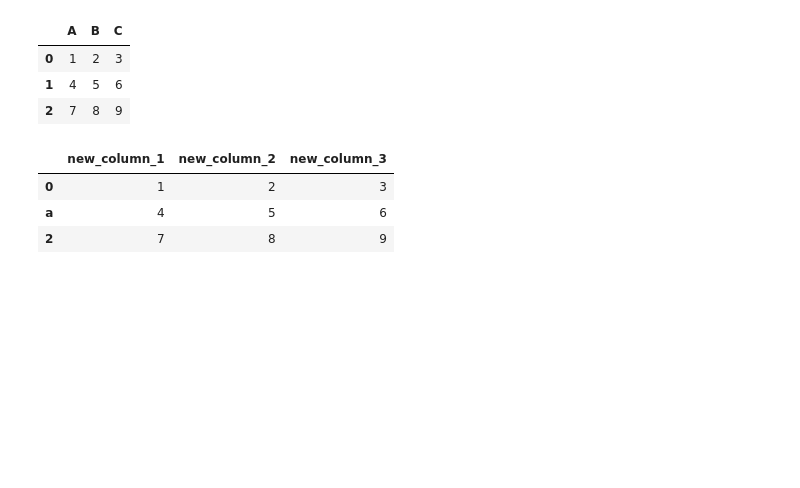
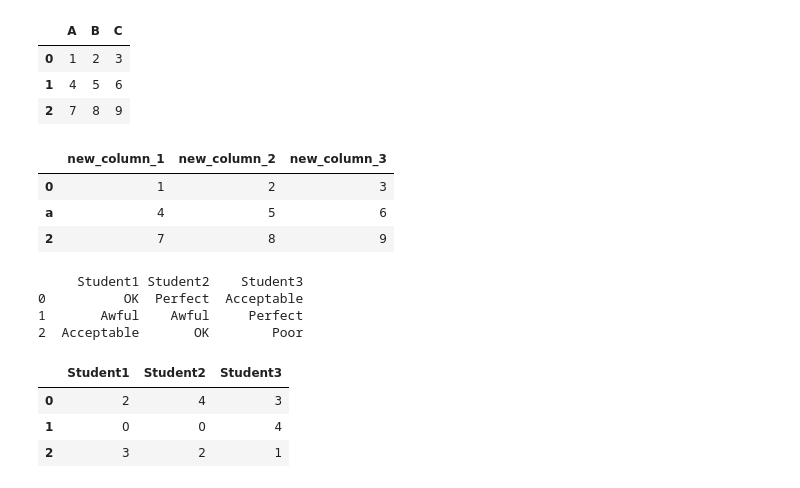
Before and after one commit to Urgith/data_science, a Jupyter notebook: datacamp_tutorials/30 Pandas Tutorial DataFrames in Python/main.ipynb, the cells around one changed output. Saved outputs shown, nothing was run; the diff lists cells and outputs as text; code cells hidden in the pictures; blank space fills up the shorter version.

```diff
--- a/datacamp_tutorials/30 Pandas Tutorial DataFrames in Python/main.ipynb
+++ b/datacamp_tutorials/30 Pandas Tutorial DataFrames in Python/main.ipynb
@@ -252,3 +252,20 @@ df.rename(index={1: 'a'})
 | 0 | 1 | 2 | 3 |
 | a | 4 | 5 | 6 |
 | 2 | 7 | 8 | 9 |
+# %%
+df = pd.DataFrame({'Student1': ['OK', 'Awful', 'Acceptable'],
+                   'Student2': ['Perfect', 'Awful', 'OK'],
+                   'Student3': ['Acceptable', 'Perfect', 'Poor']})
+
+print(df)
+
+df.replace(['Awful', 'Poor', 'OK', 'Acceptable', 'Perfect'], [0, 1, 2, 3, 4])
+# %% [output]
+     Student1 Student2    Student3
+0          OK  Perfect  Acceptable
+1       Awful    Awful     Perfect
+2  Acceptable       OK        Poor
+|  | Student1 | Student2 | Student3 |
+| 0 | 2 | 4 | 3 |
+| 1 | 0 | 0 | 4 |
+| 2 | 3 | 2 | 1 |
```
Also changed, not shown: parts of 23 cells of this notebook, 7 other files.
